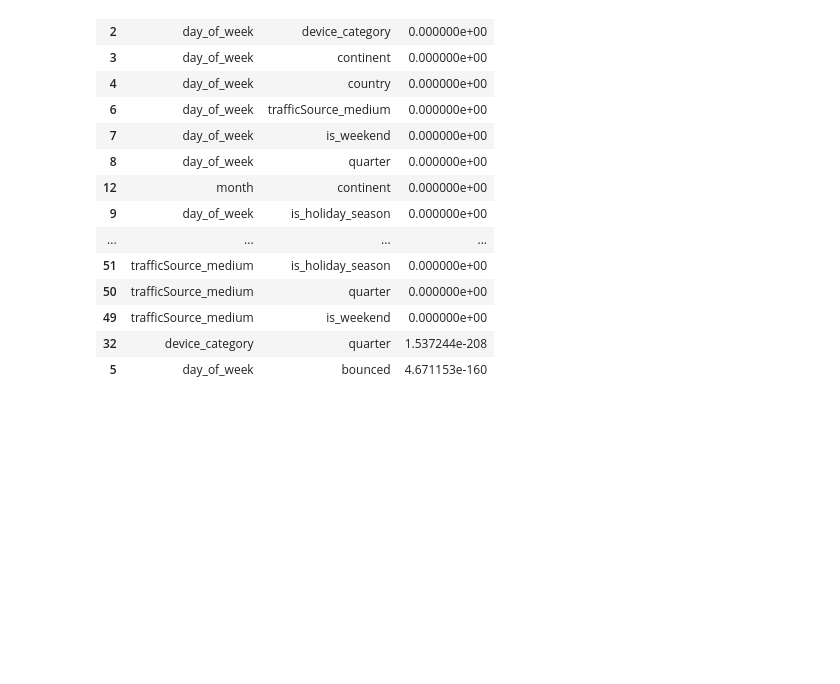
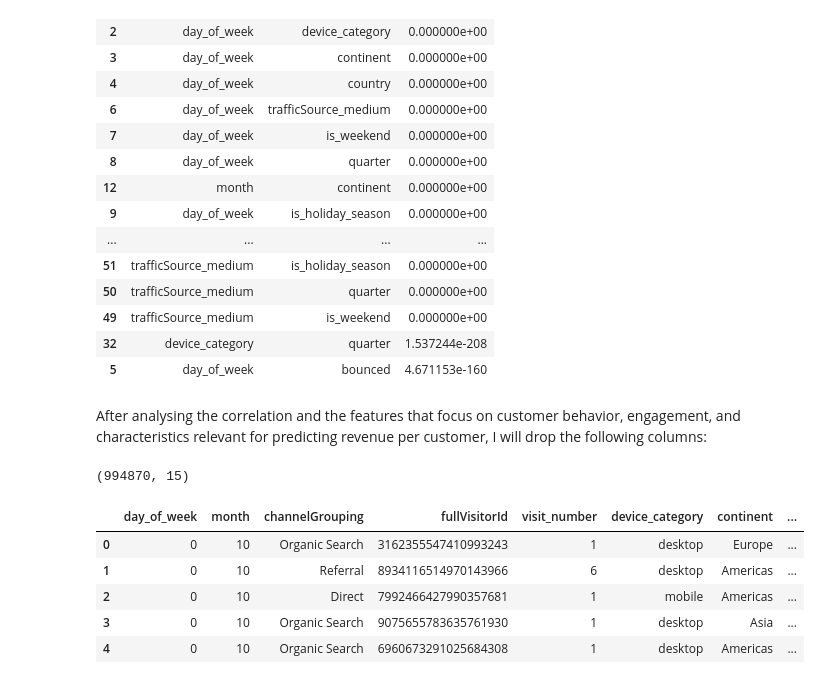
Before and after one commit to PaolaGaray/GA-CustomerRevenuePrediction, a Jupyter notebook: notebooks/feature_engineering.ipynb, the cells around one changed output. Saved outputs shown, nothing was run; the diff lists cells and outputs as text; code cells hidden in the pictures; blank space fills up the shorter version.

```diff
--- a/notebooks/feature_engineering.ipynb
+++ b/notebooks/feature_engineering.ipynb
@@ -292,3 +358,24 @@ chi2_df.head(50)  # Show top pairs with the lowest p-values (indicating stronger
 | 49 | trafficSource_medium | is_weekend | 0.000000e+00 |
 | 32 | device_category | quarter | 1.537244e-208 |
 | 5 | day_of_week | bounced | 4.671153e-160 |
+# %% [markdown]
+After analysing the correlation and the features that focus on customer behavior, engagement, and characteristics relevant for predicting revenue per customer, I will drop the following columns:
+# %%
+# List of columns to drop
+drop_columns = ['date', 'quarter', 'trafficSource_medium', 'visitStartTime']
+
+# Drop the columns
+df = df.drop(columns=drop_columns)
+# %%
+df.shape
+# %% [output]
+(994870, 15)
+# %%
+display(df.head())
+# %% [output]
+|  | day_of_week | month | channelGrouping | fullVisitorId | visit_number | device_category | continent | ... |
+| 0 | 0 | 10 | Organic Search | 3162355547410993243 | 1 | desktop | Europe | ... |
+| 1 | 0 | 10 | Referral | 8934116514970143966 | 6 | desktop | Americas | ... |
+| 2 | 0 | 10 | Direct | 7992466427990357681 | 1 | mobile | Americas | ... |
+| 3 | 0 | 10 | Organic Search | 9075655783635761930 | 1 | desktop | Asia | ... |
+| 4 | 0 | 10 | Organic Search | 6960673291025684308 | 1 | desktop | Americas | ... |
```
Also changed, not shown: parts of 13 cells of this notebook.
